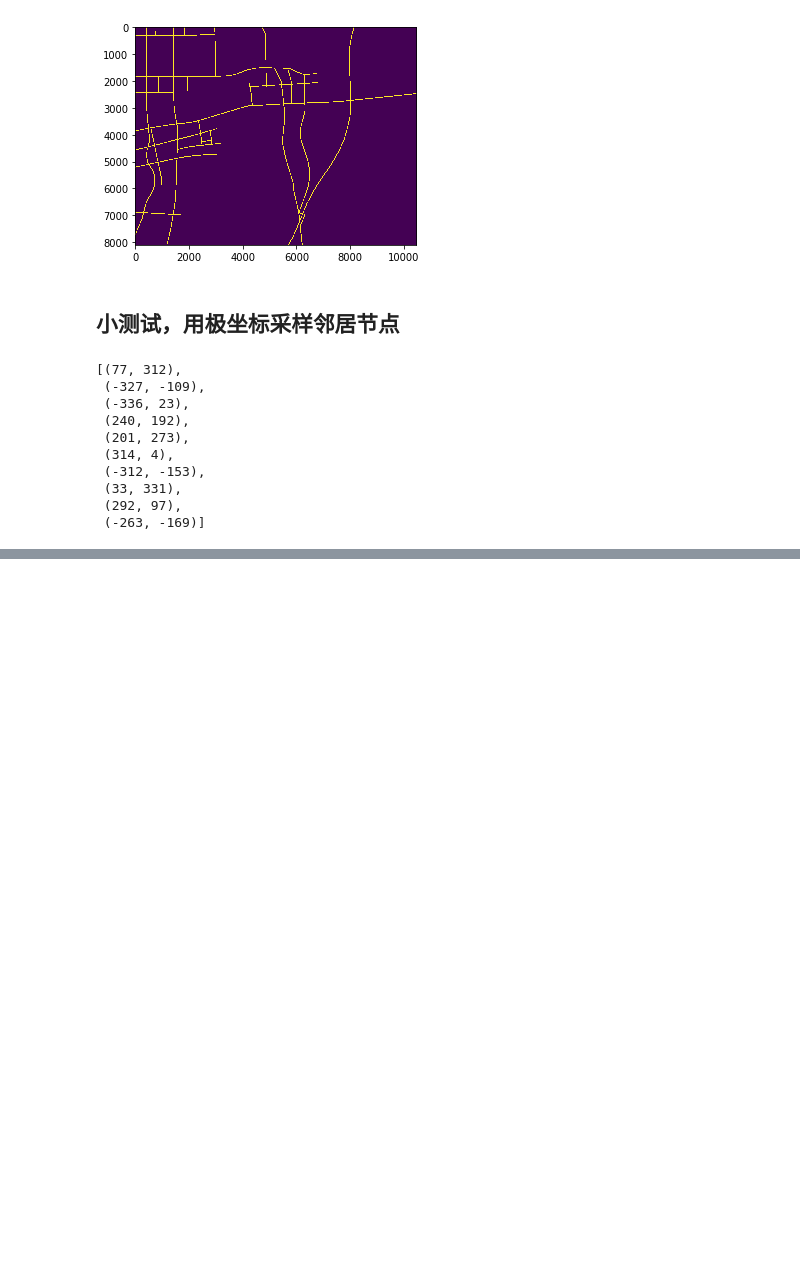
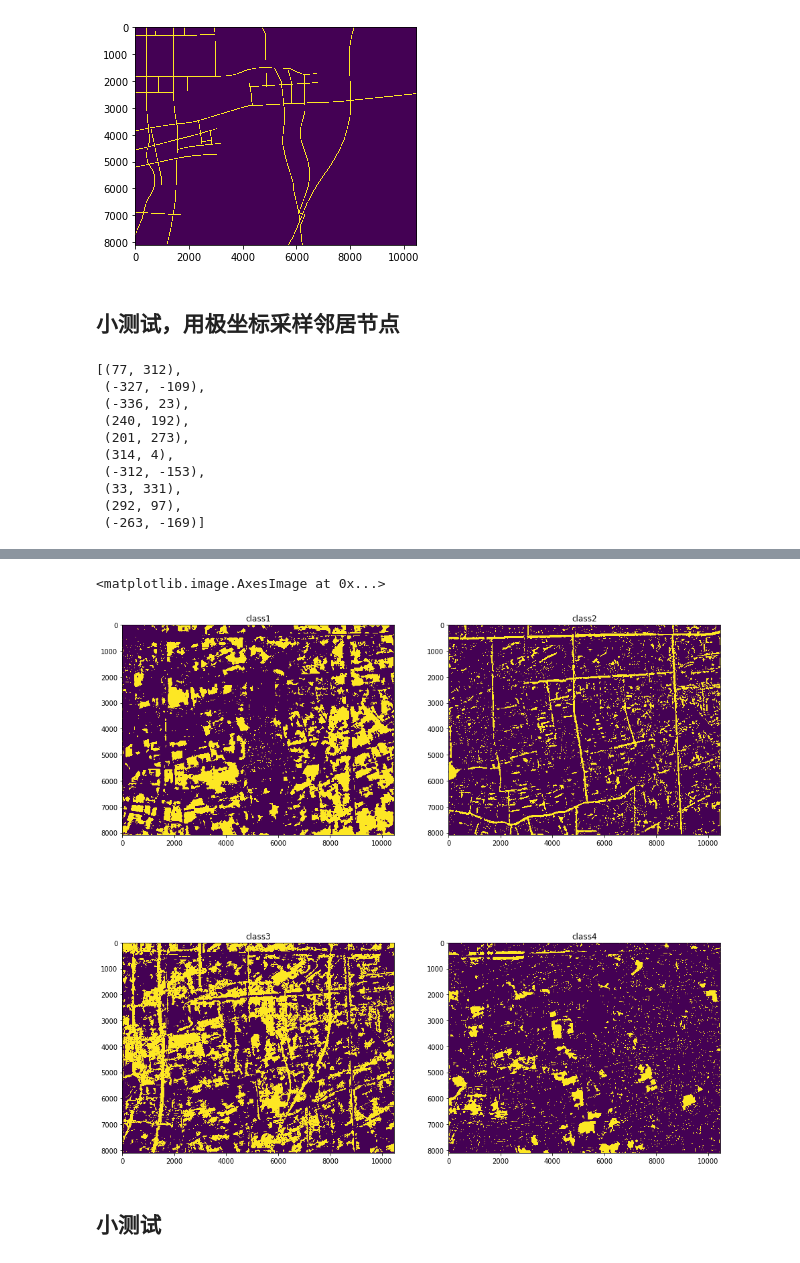
Before and after one commit to qqaazxddrr/dian_wang, a Jupyter notebook: src/test.ipynb, the cells around one changed output, grey strips where cells are left out. Cells and saved outputs as stored; diff of their text form; code cells hidden in the pictures; blank space fills up the shorter version.

```diff
--- a/src/test.ipynb
+++ b/src/test.ipynb
@@ -235,0 +294,23 @@ neighbors_generator(300,350,10)
+# %%
+plt.figure(num='sketch',figsize=(16,16))
+
+plt.subplot(2,2,1)     #将窗口分为两行两列四个子图，则可显示四幅图片
+plt.title('class1')   #第一幅图片标题
+plt.imshow(class1)      #绘制第一幅图片
+
+plt.subplot(2,2,2)     #将窗口分为两行两列四个子图，则可显示四幅图片
+plt.title('class2')   #第一幅图片标题
+plt.imshow(class2)      #绘制第一幅图片
+
+plt.subplot(2,2,3)     #将窗口分为两行两列四个子图，则可显示四幅图片
+plt.title('class3')   #第一幅图片标题
+plt.imshow(class3)      #绘制第一幅图片
+
+plt.subplot(2,2,4)     #将窗口分为两行两列四个子图，则可显示四幅图片
+plt.title('class4')   #第一幅图片标题
+plt.imshow(class4)      #绘制第一幅图片
+# %% [output]
+<matplotlib.image.AxesImage at 0x...>
+[figure, added]
+# %% [markdown]
+## 小测试
```
Also changed, not shown: parts of 23 cells of this notebook, 3 other files.
